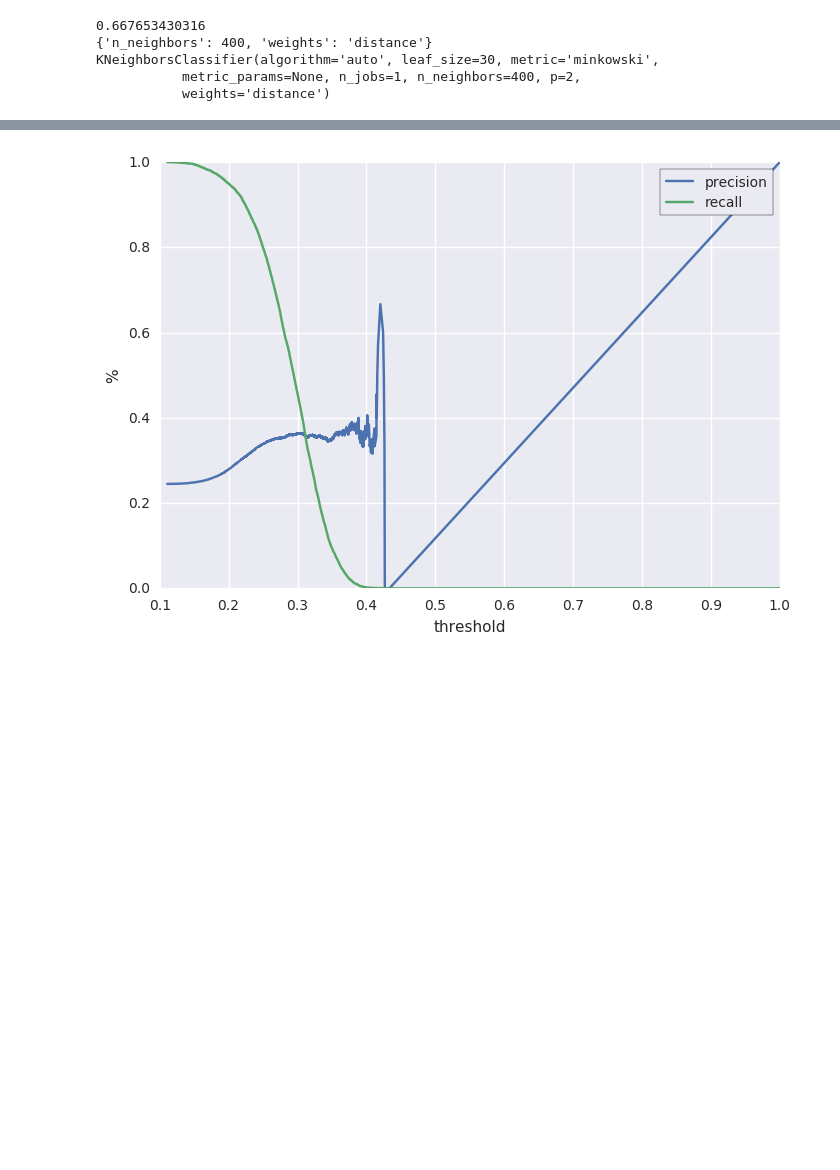
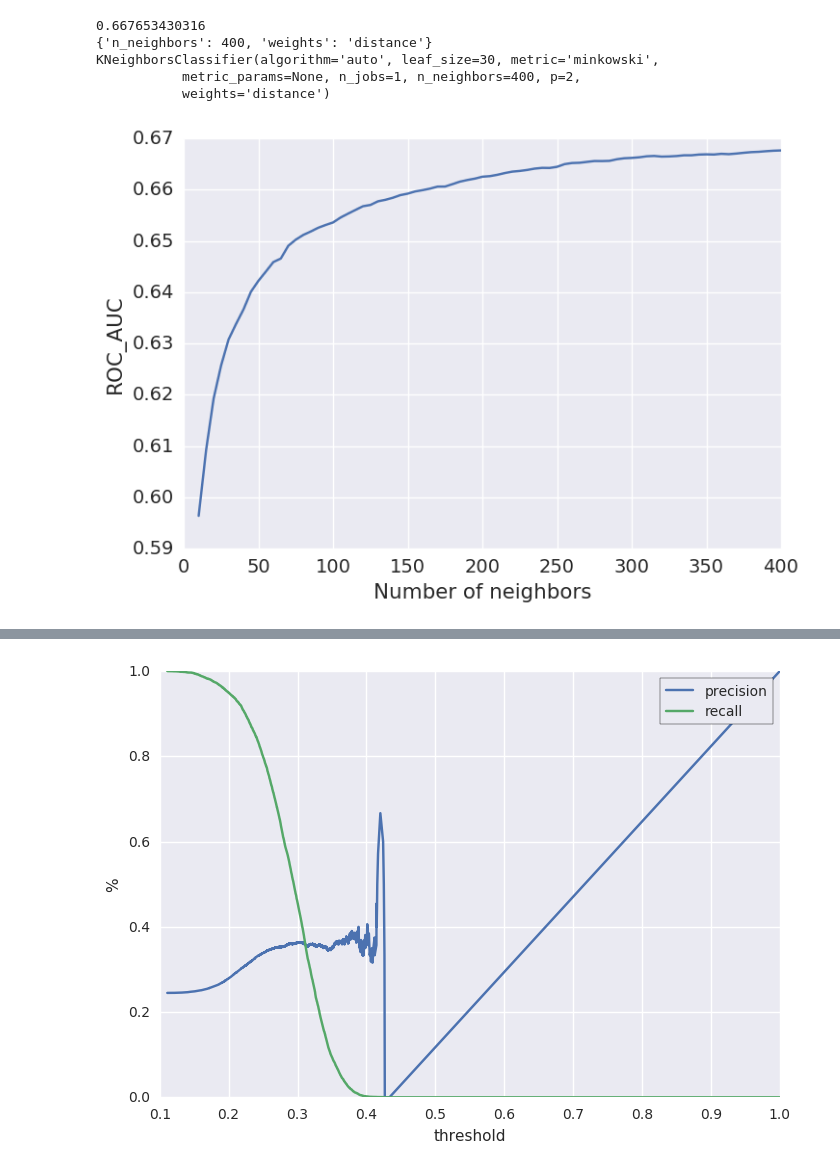
Before and after one commit to aniketb05/people_task, a Jupyter notebook: KNN_evaluation.ipynb, the cells around one changed output, grey strips where cells are left out. Saved outputs shown, nothing was run; the diff lists cells and outputs as text; code cells hidden in the pictures; blank space fills up the shorter version.

```diff
--- a/KNN_evaluation.ipynb
+++ b/KNN_evaluation.ipynb
@@ -97,6 +97,16 @@ print grid.best_estimator_
 KNeighborsClassifier(algorithm='auto', leaf_size=30, metric='minkowski',
            metric_params=None, n_jobs=1, n_neighbors=400, p=2,
            weights='distance')
+# %%
+df_knn = pd.DataFrame(grid.grid_scores_)
+precision_scores = df_knn.mean_validation_score.values
+# %%
+plt.plot(k_range, precision_scores)
+plt.xlabel('Number of neighbors')
+plt.ylabel('ROC_AUC')
+plt.savefig('KNN_ROC-AUC_vs_number_of_neighbors_10-400_5.jpg')
+# %% [output]
+[figure, added]
 # %%
 y_pred_knn1 = grid.predict_proba(X_test)[:,1]
 y_pred_knn1 = pd.Series(y_pred_knn1)
```
Also changed, not shown: parts of 1 cell of this notebook.
